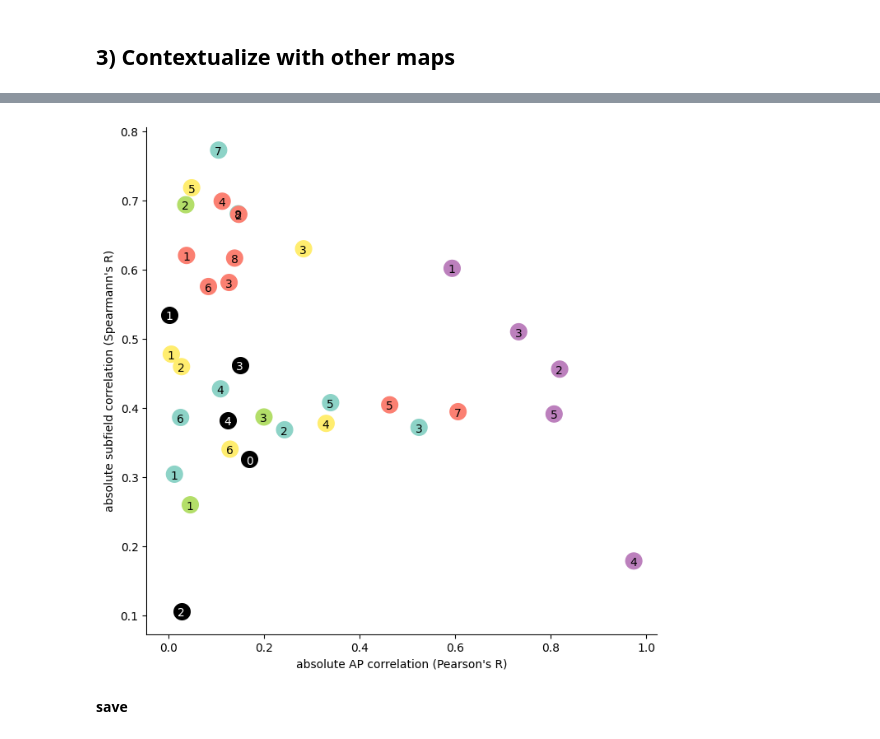
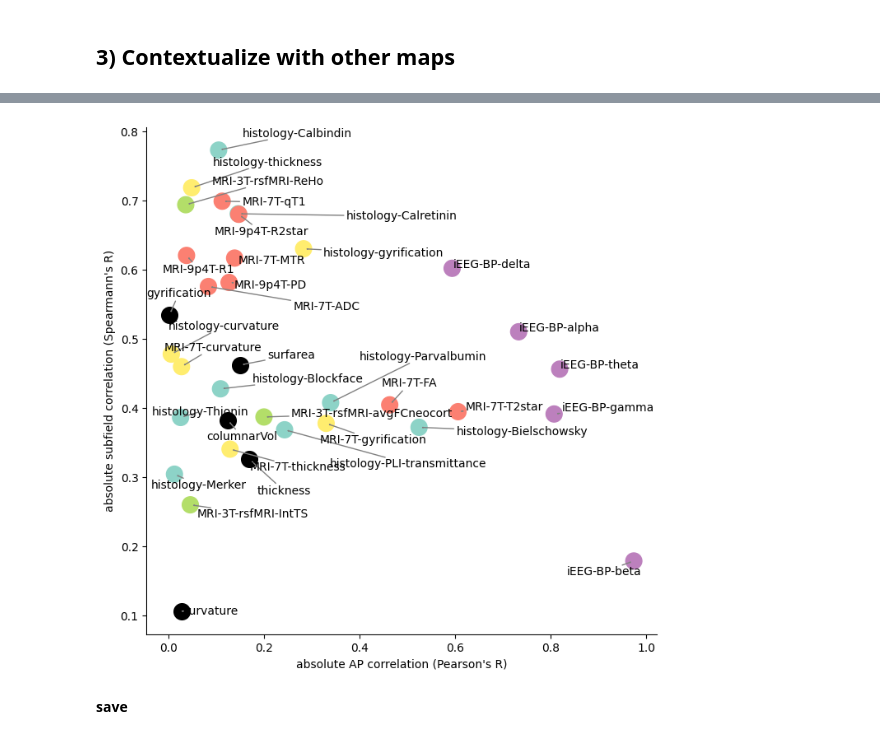
Before and after one commit to jordandekraker/hippomaps, a Jupyter notebook: tutorials/TLE-HC.ipynb, the cells around one changed output, grey strips where cells are left out. Cells and saved outputs as stored; diff of their text form; code cells hidden in the pictures.

```diff
--- a/tutorials/TLE-HC.ipynb
+++ b/tutorials/TLE-HC.ipynb
@@ -204,7 +185,7 @@ Total duration: 2144.59 seconds
 # %%
-t, ax = hm.stats.contextualize2D(caseCtrl, nperm=10) # Note that for the sake of speed nperm is set low, but ideally it should be 10000
+t, ax = hm.stats.contextualize2D(caseCtrl, taskNames=features, nperm=2) # Note that for the sake of speed nperm is set low, but ideally it should be 10000
 # %% [output]
-[figure, old version]
+[figure, new version]
 # %% [markdown]
 **save**
 # %%
```
Also changed, not shown: parts of 4 cells of this notebook, 4 other files.
